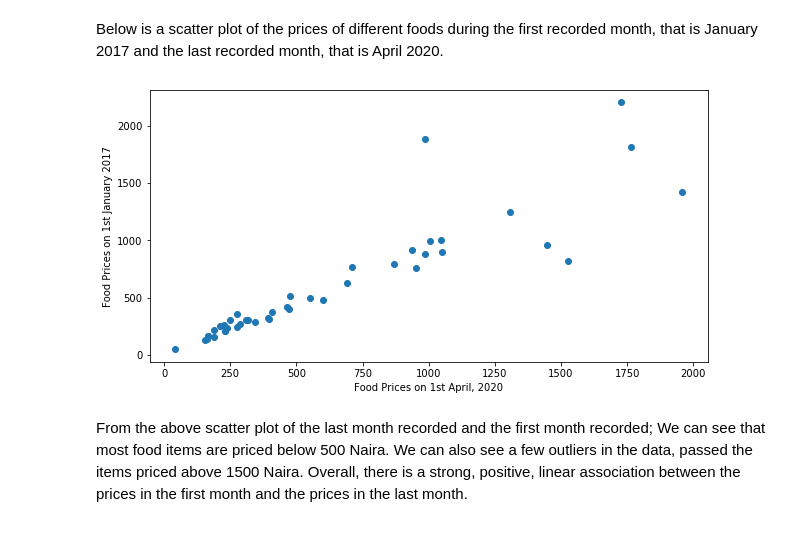
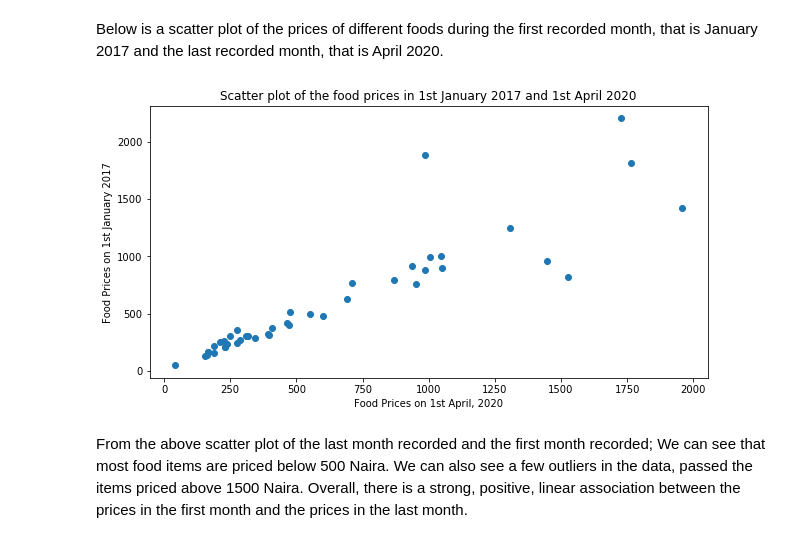
Before and after one commit to Ivynjambi/Jenga-Project, a Jupyter notebook: Analysis of selected food prices in Nigeria.ipynb, the cells around one changed output. Saved outputs shown, nothing was run; the diff lists cells and outputs as text; code cells hidden in the pictures.

Commit message:
Added aa csv file with the prices of each item per year. Modified bar plot and description, as well as called the new csv file.

```diff
--- a/Analysis of selected food prices in Nigeria.ipynb
+++ b/Analysis of selected food prices in Nigeria.ipynb
@@ -126,11 +126,12 @@ Below is a scatter plot of the prices of different foods during the first record
 # %%
 plt.rcParams["figure.figsize"] = [10, 5]
 plt.scatter(prices["1-Apr-20"], prices["1-Jan-17"])
 plt.xlabel("Food Prices on 1st April, 2020")
 plt.ylabel("Food Prices on 1st January 2017")
+plt.title("Scatter plot of the food prices in 1st January 2017 and 1st April 2020")
 plt.show()
 # %% [output]
-[figure, old version]
+[figure, new version]
 # %% [markdown]
 From the above scatter plot of the last month recorded and the first month recorded;
 We can see that most food items are priced below 500 Naira.
```
Also changed, not shown: parts of 10 cells of this notebook, 2 other files.
